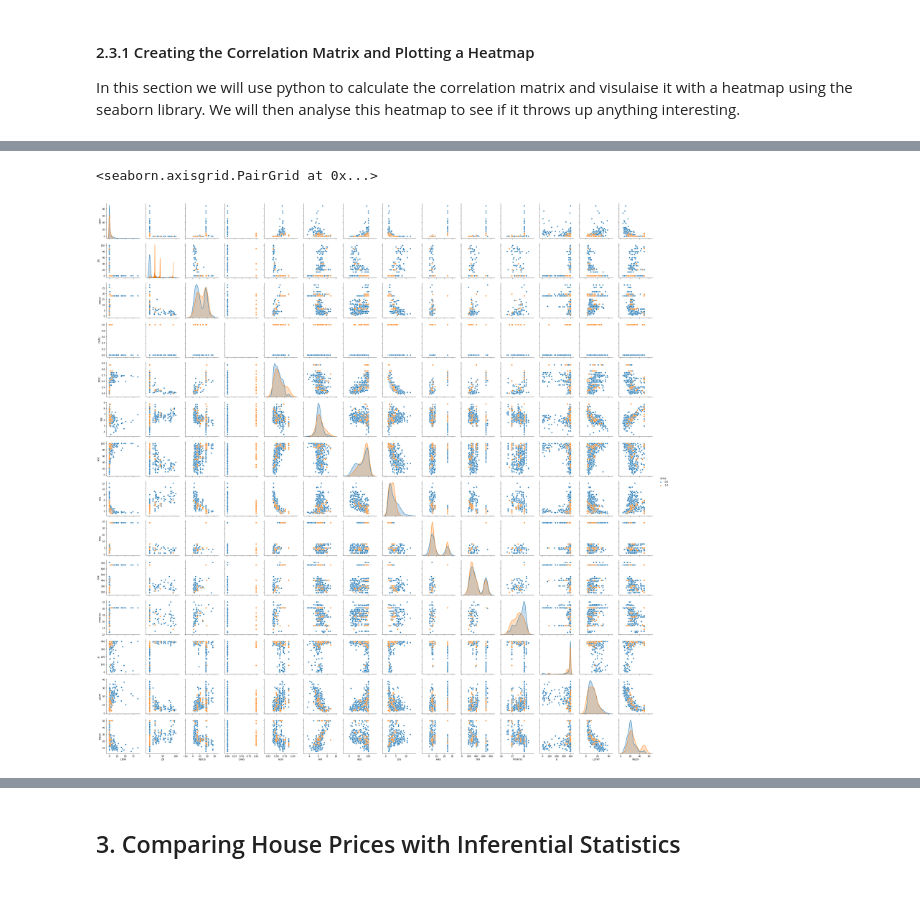
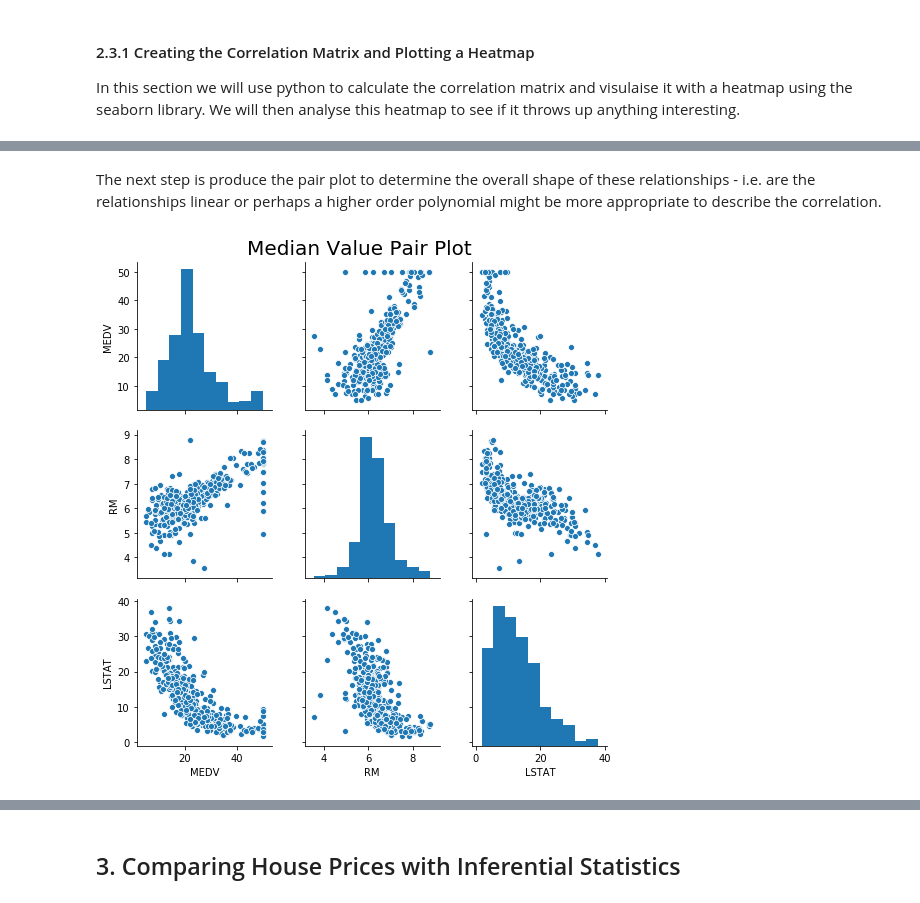
Before and after one commit to shkyler/gmit-mls-project, a Jupyter notebook: boston-housing.ipynb, the cells around one changed output, grey strips where cells are left out. Drawn from its saved outputs; the diff is of its cells as text; code cells hidden in the pictures.

```diff
--- a/boston-housing.ipynb
+++ b/boston-housing.ipynb
@@ -213,0 +226,5 @@ The initial analysis has given us some ideas to think about. The next analysis w
+# %%
+# Create a new dataframe
+medv_df = df[["MEDV", "RM", "LSTAT"]]
+# Check the dataframe to ensure it looks right
+medv_df.head()
@@ -214,6 +249,9 @@ The initial analysis has given us some ideas to think about. The next analysis w
+# %% [markdown]
+The next step is produce the pair plot to determine the overall shape of these relationships - i.e. are the relationships linear or perhaps a higher order polynomial might be more appropriate to describe the correlation.
 # %%
 # pair plot to visualise the correlations
-sns.pairplot(df, hue='CHAS')
+medv_pair_plt = sns.pairplot(medv_df)
+medv_pair_plt.fig.suptitle("Median Value Pair Plot", size="20", va="bottom")
+plt.show()
 # %% [output]
-<seaborn.axisgrid.PairGrid at 0x...>
-[figure, old version]
+[figure, new version]
```
Also changed, not shown: parts of 10 cells of this notebook.
